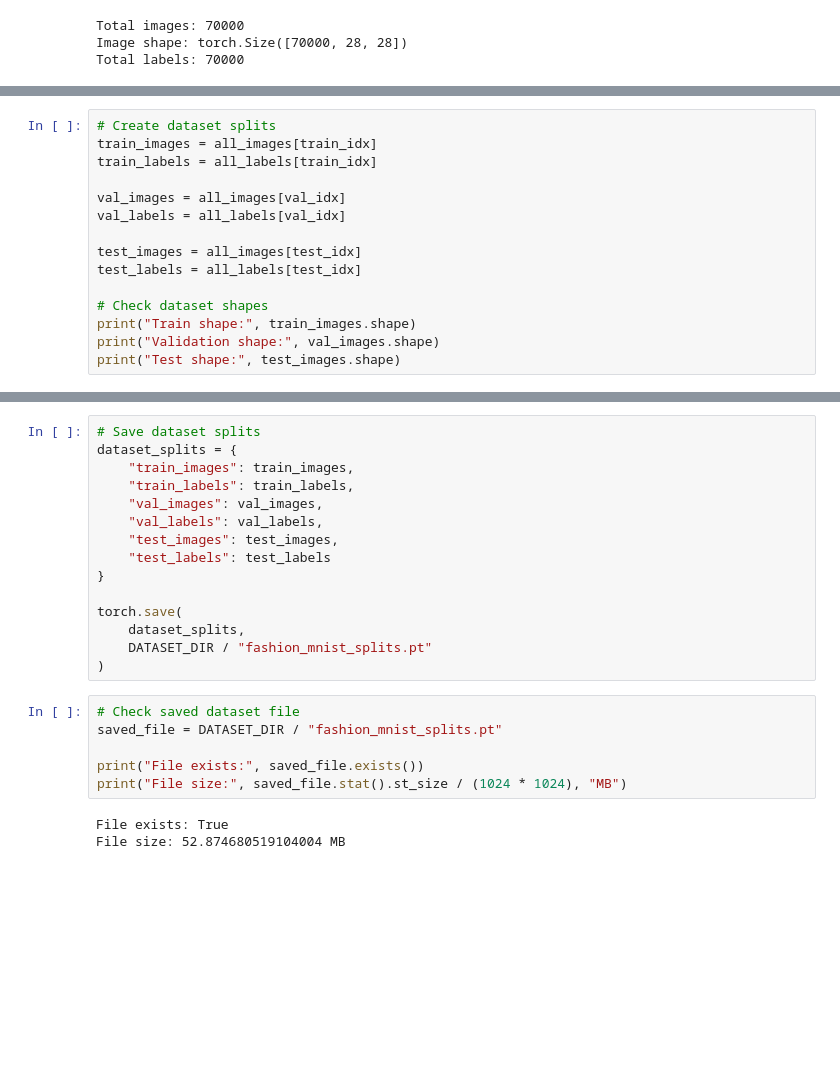
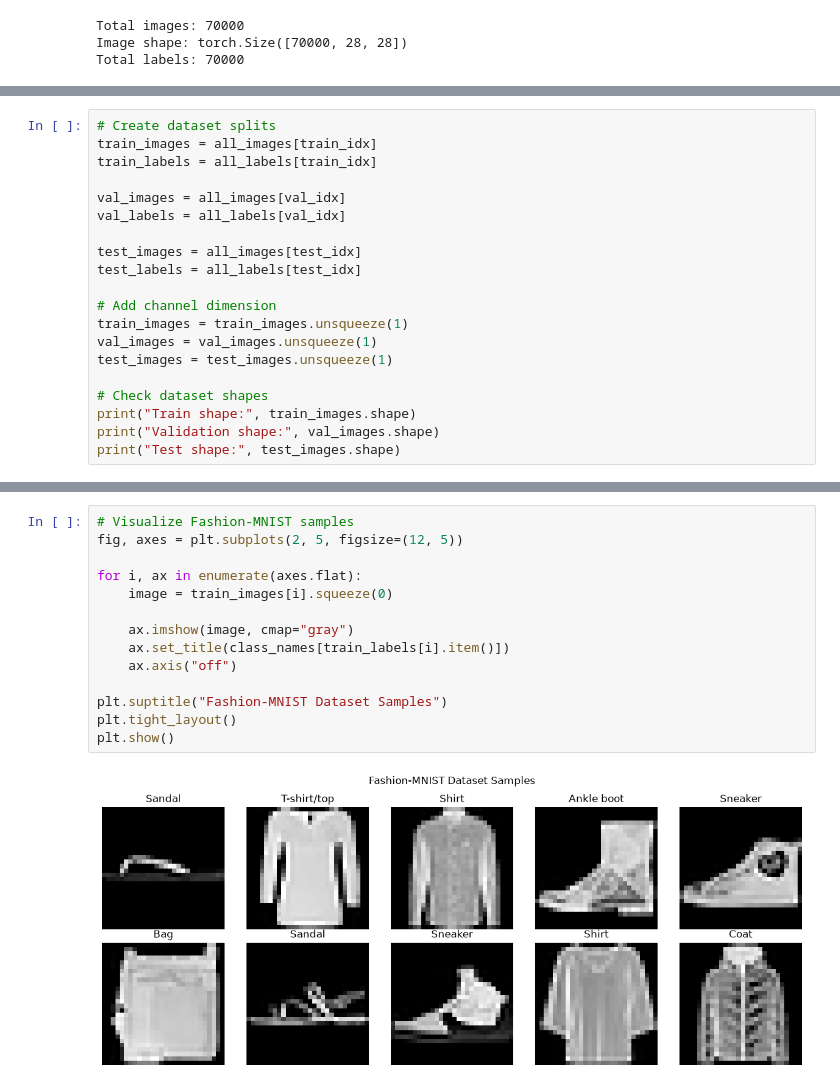
Before and after one commit to stargazingss/generative-models-comparison, a Jupyter notebook: notebooks/01_dataset_preparation.ipynb, the cells around one changed output, grey strips where cells are left out. Cells and saved outputs as stored; diff of their text form; blank space fills up the shorter version.

```diff
--- a/notebooks/01_dataset_preparation.ipynb
+++ b/notebooks/01_dataset_preparation.ipynb
@@ -106,6 +137,11 @@ val_labels = all_labels[val_idx]
 test_images = all_images[test_idx]
 test_labels = all_labels[test_idx]
 
+# Add channel dimension
+train_images = train_images.unsqueeze(1)
+val_images = val_images.unsqueeze(1)
+test_images = test_images.unsqueeze(1)
+
 # Check dataset shapes
 print("Train shape:", train_images.shape)
 print("Validation shape:", val_images.shape)
@@ -137,24 +173,16 @@ plt.show()
 # %%
-# Save dataset splits
-dataset_splits = {
-    "train_images": train_images,
-    "train_labels": train_labels,
-    "val_images": val_images,
-    "val_labels": val_labels,
-    "test_images": test_images,
-    "test_labels": test_labels
-}
+# Visualize Fashion-MNIST samples
+fig, axes = plt.subplots(2, 5, figsize=(12, 5))
 
-torch.save(
-    dataset_splits,
-    DATASET_DIR / "fashion_mnist_splits.pt"
-)
+for i, ax in enumerate(axes.flat):
+    image = train_images[i].squeeze(0)
+
+    ax.imshow(image, cmap="gray")
+    ax.set_title(class_names[train_labels[i].item()])
+    ax.axis("off")
+
+plt.suptitle("Fashion-MNIST Dataset Samples")
+plt.tight_layout()
+plt.show()
+# %% [output]
+[figure, added]
-# %%
-# Check saved dataset file
-saved_file = DATASET_DIR / "fashion_mnist_splits.pt"
-
-print("File exists:", saved_file.exists())
-print("File size:", saved_file.stat().st_size / (1024 * 1024), "MB")
-# %% [output]
-File exists: True
-File size: 52.874680519104004 MB
```
Also changed, not shown: parts of 7 cells of this notebook, 9 other files.
